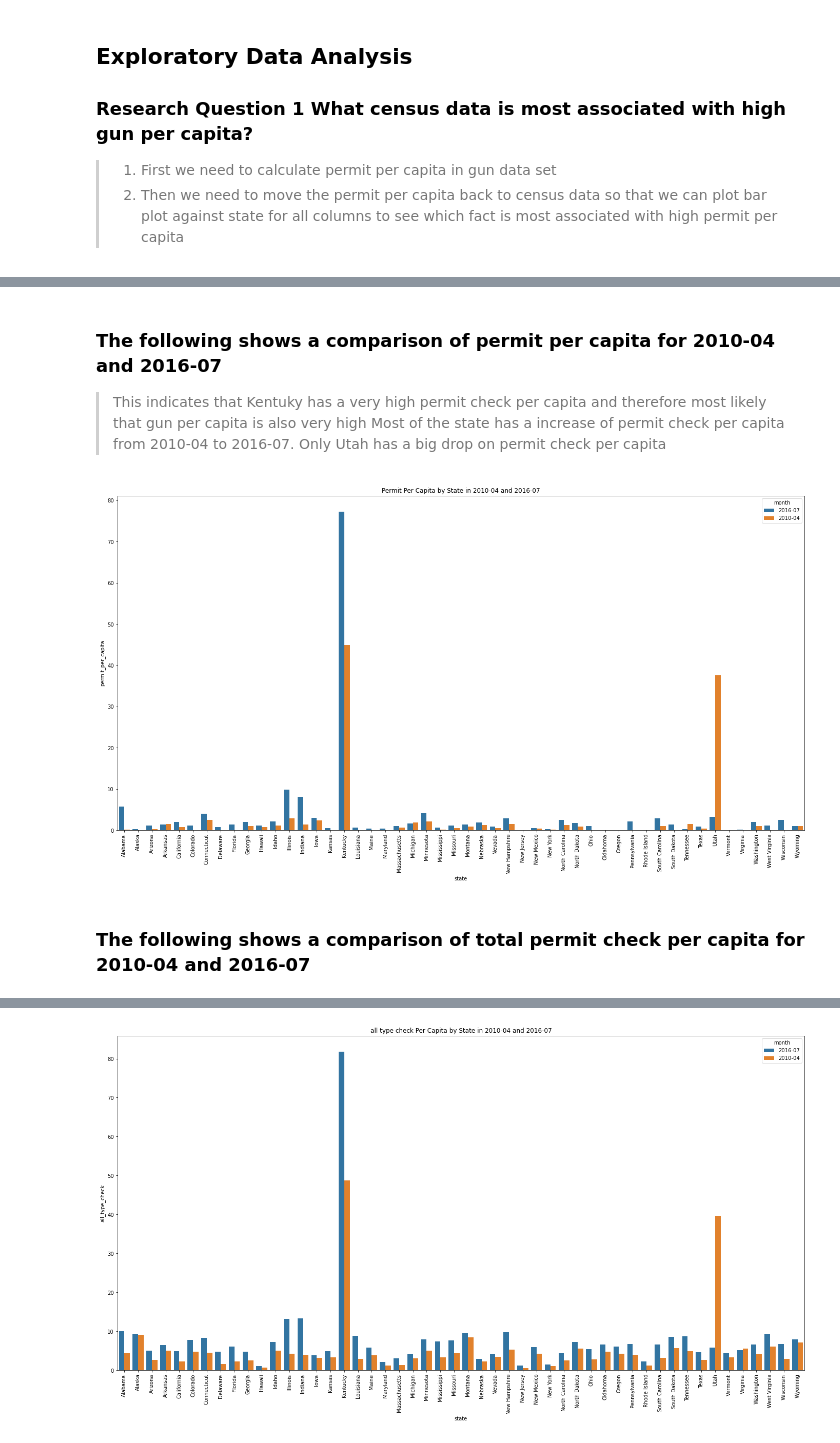
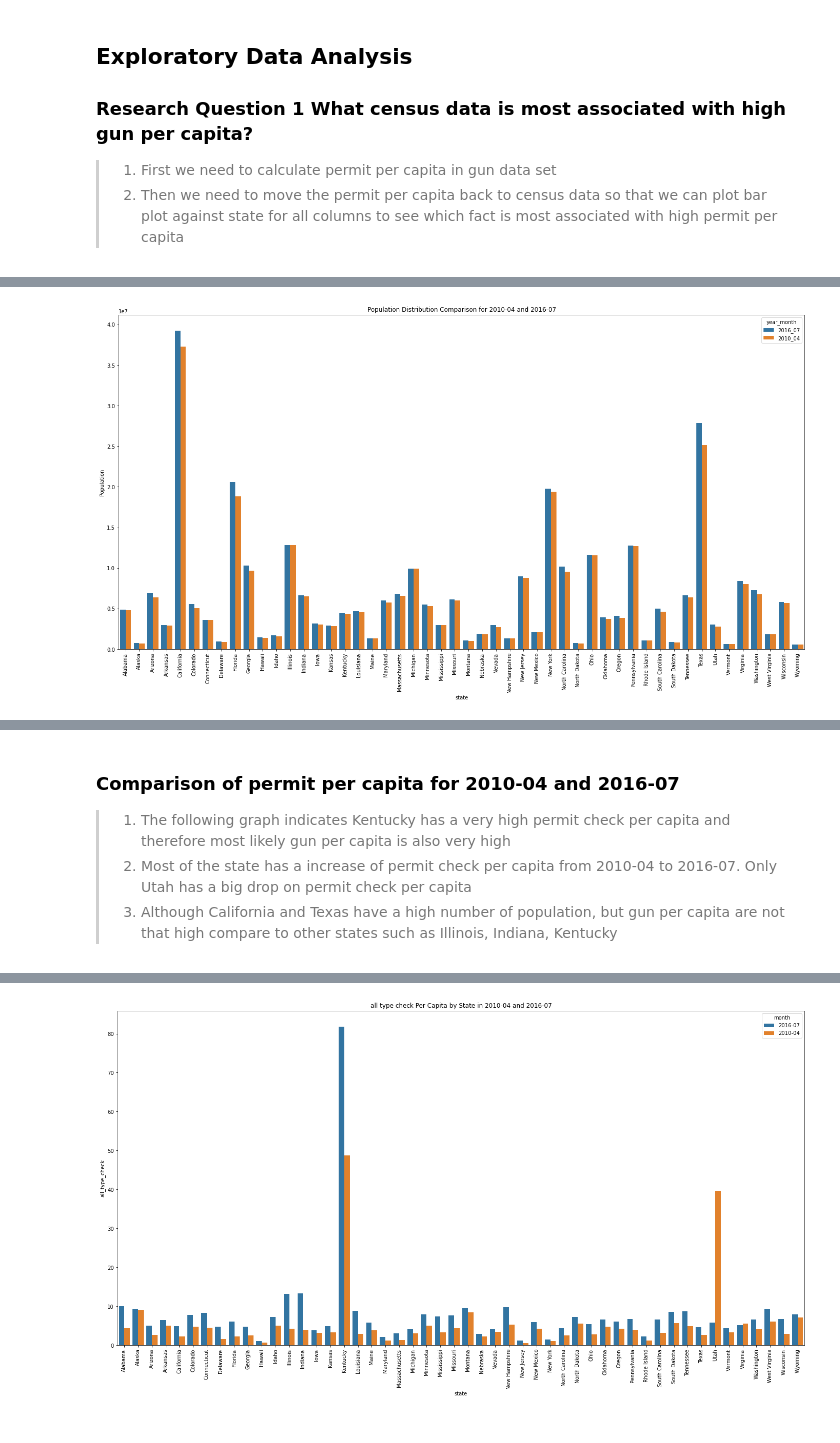
Before and after one commit to mhxprs2022/data_analyst, a Jupyter notebook: data_analysis/project/investigate-a-dataset-gun-data.ipynb, the cells around one changed output, grey strips where cells are left out. Cells and saved outputs as stored; diff of their text form; code cells hidden in the pictures.

Commit message:
modified ipynb based on feedback

```diff
--- a/data_analysis/project/investigate-a-dataset-gun-data.ipynb
+++ b/data_analysis/project/investigate-a-dataset-gun-data.ipynb
@@ -34,6 +34,16 @@ import seaborn as sns
 
 pd.set_option('display.max_columns', None)
 pd.set_option('display.width', None)
+# %%
+def plot_bar_graph(x, y, hue, title):
+    """
+    This function take two columns from a data frame, and run side by side barplot based on different group of data.
+    reference: https://www.geeksforgeeks.org/seaborn-sort-bars-in-barplot/
+    """
+    fig, ax = plt.subplots(figsize=(24, 12))
+    sns.barplot(x = x, y = y, hue=hue ).set(title=title)
+    ax.set_xticklabels(ax.get_xticklabels(), rotation=90, horizontalalignment='center')
+    plt.show()
 # %% [markdown]
 <a id='wrangling'></a>
 ## Data Wrangling
@@ -375,3 +379,8 @@ plt.show()
+# %%
+plot_bar_graph(df_new_population_combine.state, df_new_population_combine.Population,
+              df_new_population_combine.year_month, "Population Distribution Comparison for 2010-04 and 2016-07")
+# %% [output]
+[figure, added]
 # %%
 # calculate permit per capita
 df_gun_data_2010_2016['permit_per_capita'] = df_gun_data_2010_2016.permit * 1000 / df_gun_data_2010_2016.Population
@@ -391,17 +400,7 @@ df_gun_data_2010_2016
 | 99 | 2010-04 | Wyoming | 532.0 | 0.0 | 1295.0 | 1700.0 | 38.0 | 82 | 35.0 | ... |
 100 rows × 29 columns
 # %% [markdown]
-### The following shows a comparison of permit per capita for 2010-04 and 2016-07
-> This indicates that Kentuky has a very high permit check per capita and therefore most likely that gun per capita is also very high
-> Most of the state has a increase of permit check per capita from 2010-04 to 2016-07.  Only Utah has a big drop on permit check per capita
+### Comparison of permit per capita for 2010-04 and 2016-07
+> 1) The following graph indicates Kentucky has a very high permit check per capita and therefore most likely gun per capita is also very high
+> 2) Most of the state has a increase of permit check per capita from 2010-04 to 2016-07.  Only Utah has a big drop on permit check per capita
+> 3) Although California and Texas have a high number of population, but gun per capita are not that high compare to other states such as Illinois, Indiana, Kentucky
-# %%
-# reference: https://www.geeksforgeeks.org/seaborn-sort-bars-in-barplot/
-fig, ax = plt.subplots(figsize=(24, 12))
-sns.barplot(x='state', y='permit_per_capita',
-            data=df_gun_data_2010_2016, hue='month').set(title='Permit Per Capita by State in 2010-04 and 2016-07')
-ax.set_xticklabels(ax.get_xticklabels(), rotation=90, horizontalalignment='center')
-plt.show()
-# %% [output]
-[figure, removed]
-# %% [markdown]
-### The following shows a comparison of total permit check per capita for 2010-04 and 2016-07
```
Also changed, not shown: parts of 10 cells of this notebook, 2 other files.
